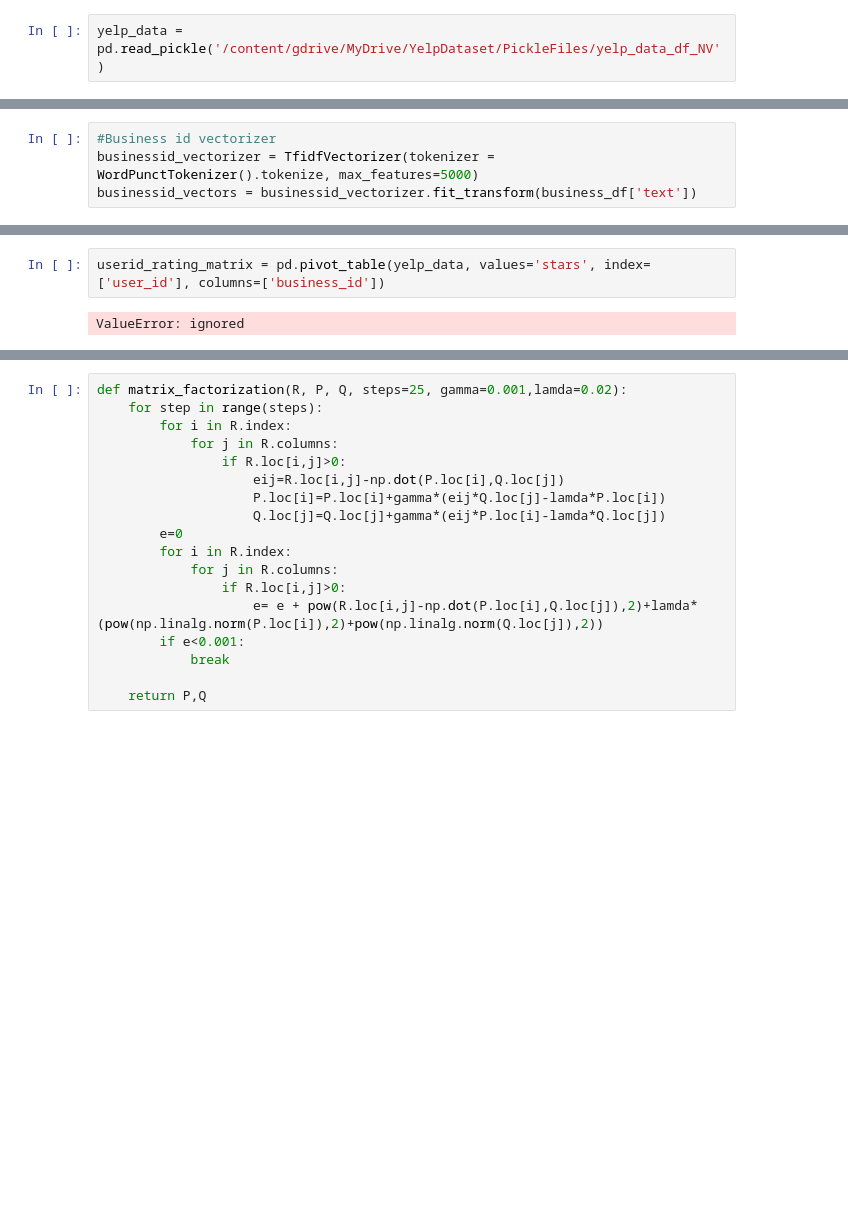
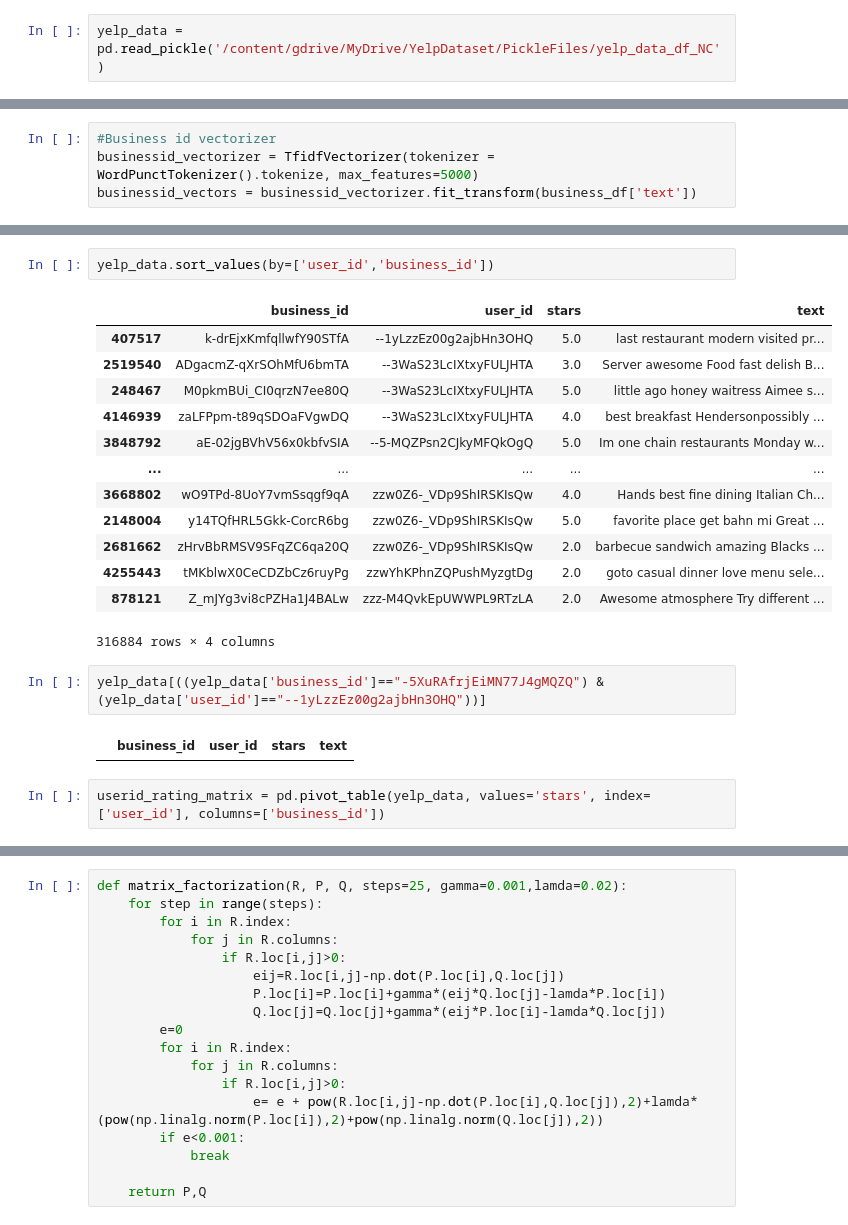
Before and after one commit to akshaypt7/RestroRecommender-1, a Jupyter notebook: NLTKmodel.ipynb, the cells around one changed output, grey strips where cells are left out. Drawn from its saved outputs; the diff is of its cells as text; blank space fills up the shorter version.

```diff
--- a/NLTKmodel.ipynb
+++ b/NLTKmodel.ipynb
@@ -139,7 +139,7 @@ yelp_data.to_pickle('/content/gdrive/MyDrive/YelpDataset/PickleFiles/yelp_data_d
 # del processed_text_df_1
 del df_review
 # %%
-yelp_data = pd.read_pickle('/content/gdrive/MyDrive/YelpDataset/PickleFiles/yelp_data_df_NV')
+yelp_data = pd.read_pickle('/content/gdrive/MyDrive/YelpDataset/PickleFiles/yelp_data_df_NC')
 # %%
 userid_df = yelp_data[['user_id','text']]
 business_df = yelp_data[['business_id', 'text']]
@@ -206,4 +236,22 @@ for i in tqdm(range(0, len(chunks) - 1)):
+# %%
+yelp_data.sort_values(by=['user_id','business_id'])
+# %% [output]
+|  | business_id | user_id | stars | text |
+| 407517 | k-drEjxKmfqllwfY90STfA | --1yLzzEz00g2ajbHn3OHQ | 5.0 | last restaurant modern visited pr... |
+| 2519540 | ADgacmZ-qXrSOhMfU6bmTA | --3WaS23LcIXtxyFULJHTA | 3.0 | Server awesome Food fast delish B... |
+| 248467 | M0pkmBUi_CI0qrzN7ee80Q | --3WaS23LcIXtxyFULJHTA | 5.0 | little ago honey waitress Aimee s... |
+| 4146939 | zaLFPpm-t89qSDOaFVgwDQ | --3WaS23LcIXtxyFULJHTA | 4.0 | best breakfast Hendersonpossibly ... |
+| 3848792 | aE-02jgBVhV56x0kbfvSIA | --5-MQZPsn2CJkyMFQkOgQ | 5.0 | Im one chain restaurants Monday w... |
+| ... | ... | ... | ... | ... |
+| 3668802 | wO9TPd-8UoY7vmSsqgf9qA | zzw0Z6-_VDp9ShIRSKIsQw | 4.0 | Hands best fine dining Italian Ch... |
+| 2148004 | y14TQfHRL5Gkk-CorcR6bg | zzw0Z6-_VDp9ShIRSKIsQw | 5.0 | favorite place get bahn mi Great ... |
+| 2681662 | zHrvBbRMSV9SFqZC6qa20Q | zzw0Z6-_VDp9ShIRSKIsQw | 2.0 | barbecue sandwich amazing Blacks ... |
+| 4255443 | tMKblwX0CeCDZbCz6ruyPg | zzwYhKPhnZQPushMyzgtDg | 2.0 | goto casual dinner love menu sele... |
+| 878121 | Z_mJYg3vi8cPZHa1J4BALw | zzz-M4QvkEpUWWPL9RTzLA | 2.0 | Awesome atmosphere Try different ... |
+316884 rows × 4 columns
+# %%
+yelp_data[((yelp_data['business_id']=="-5XuRAfrjEiMN77J4gMQZQ") & (yelp_data['user_id']=="--1yLzzEz00g2ajbHn3OHQ"))]
+# %% [output]
+|  | business_id | user_id | stars | text |
 # %%
 userid_rating_matrix = pd.pivot_table(yelp_data, values='stars', index=['user_id'], columns=['business_id'])
-# %% [output]
-ValueError: ignored
```
Also changed, not shown: parts of 20 cells of this notebook.
